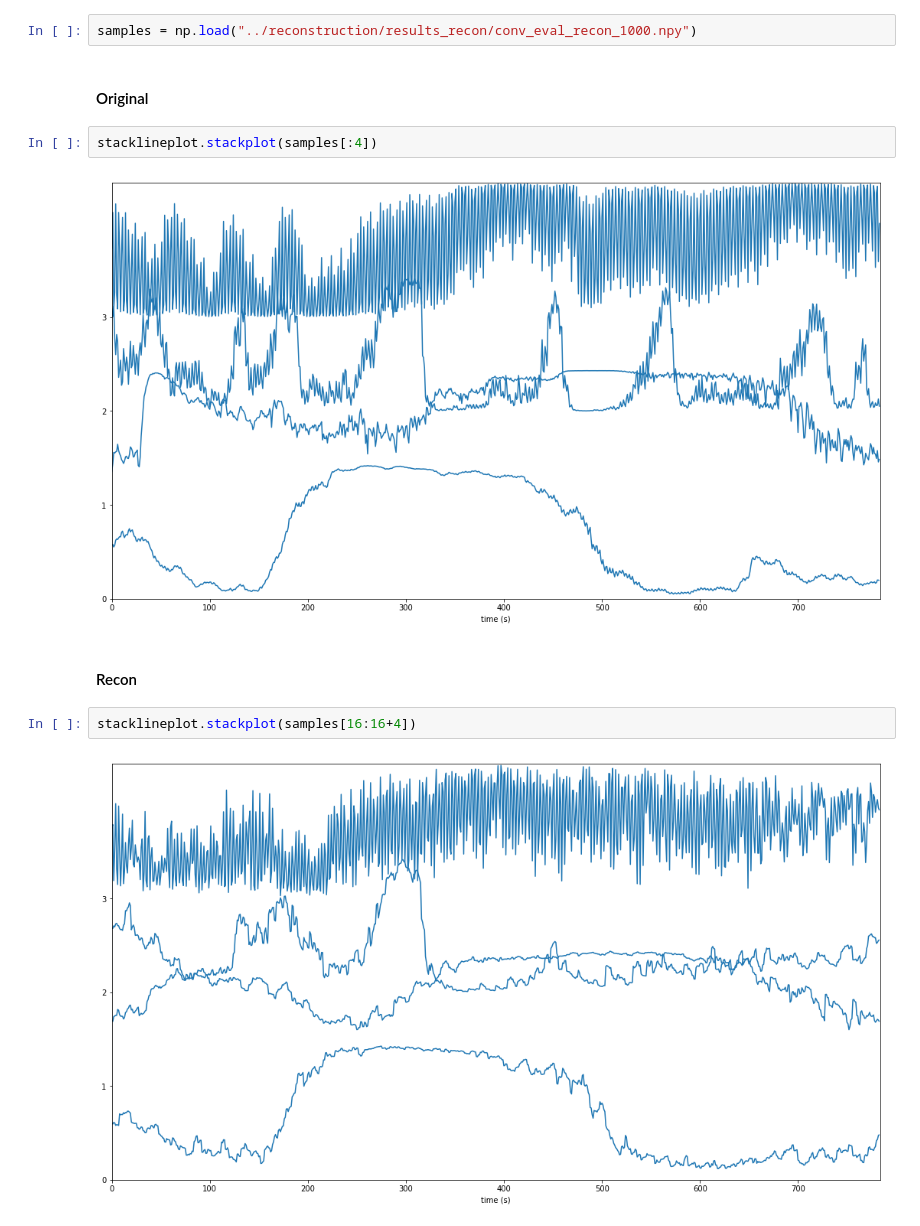
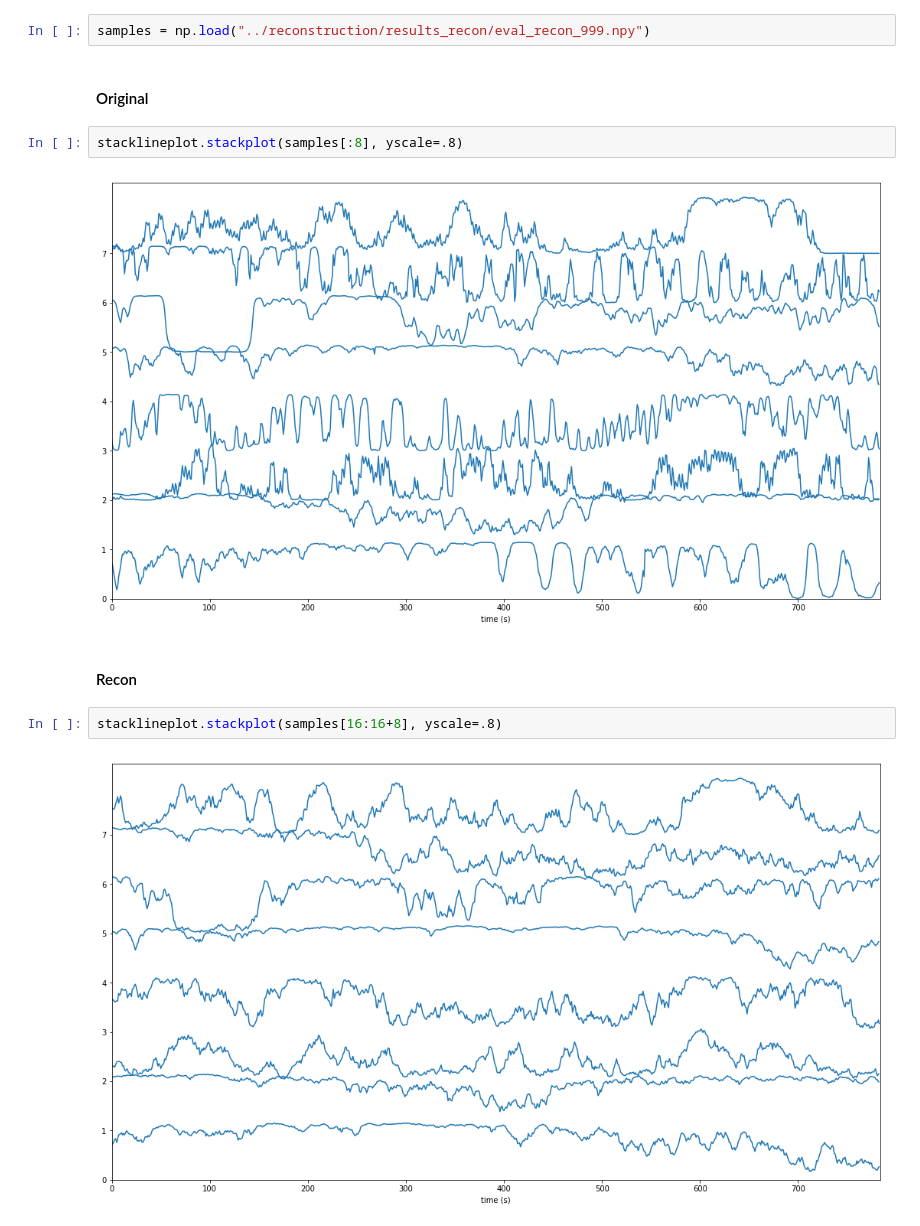
Before and after one commit to DanielLongo/NeuralFill, a Jupyter notebook: visualize/plot_recon_1c.ipynb, the cells around one changed output. Cells and saved outputs as stored; diff of their text form.

```diff
--- a/visualize/plot_recon_1c.ipynb
+++ b/visualize/plot_recon_1c.ipynb
@@ -10,16 +10,16 @@ plt.rcParams['figure.figsize'] = [18, 10]
 # %% [markdown]
 ### Conv VAE
 # %%
-samples = np.load("../reconstruction/results_recon/conv_eval_recon_1000.npy")
+samples = np.load("../reconstruction/results_recon/eval_recon_999.npy")
 # %% [markdown]
 #### Original
 # %%
-stacklineplot.stackplot(samples[:4])
+stacklineplot.stackplot(samples[:8], yscale=.8)
 # %% [output]
-[figure, old version]
+[figure, new version]
 # %% [markdown]
 #### Recon
 # %%
-stacklineplot.stackplot(samples[16:16+4])
+stacklineplot.stackplot(samples[16:16+8], yscale=.8)
 # %% [output]
-[figure, old version]
+[figure, new version]
```
Also changed, not shown: parts of 5 cells of this notebook, 5 other files.
